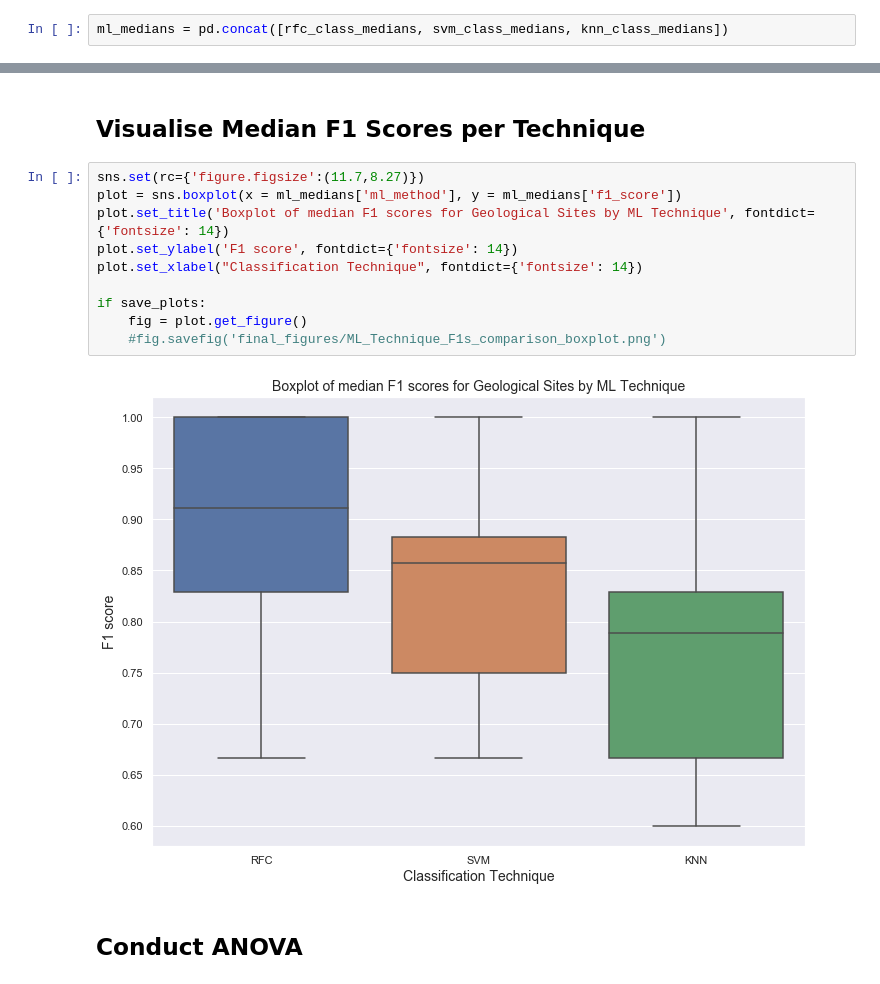
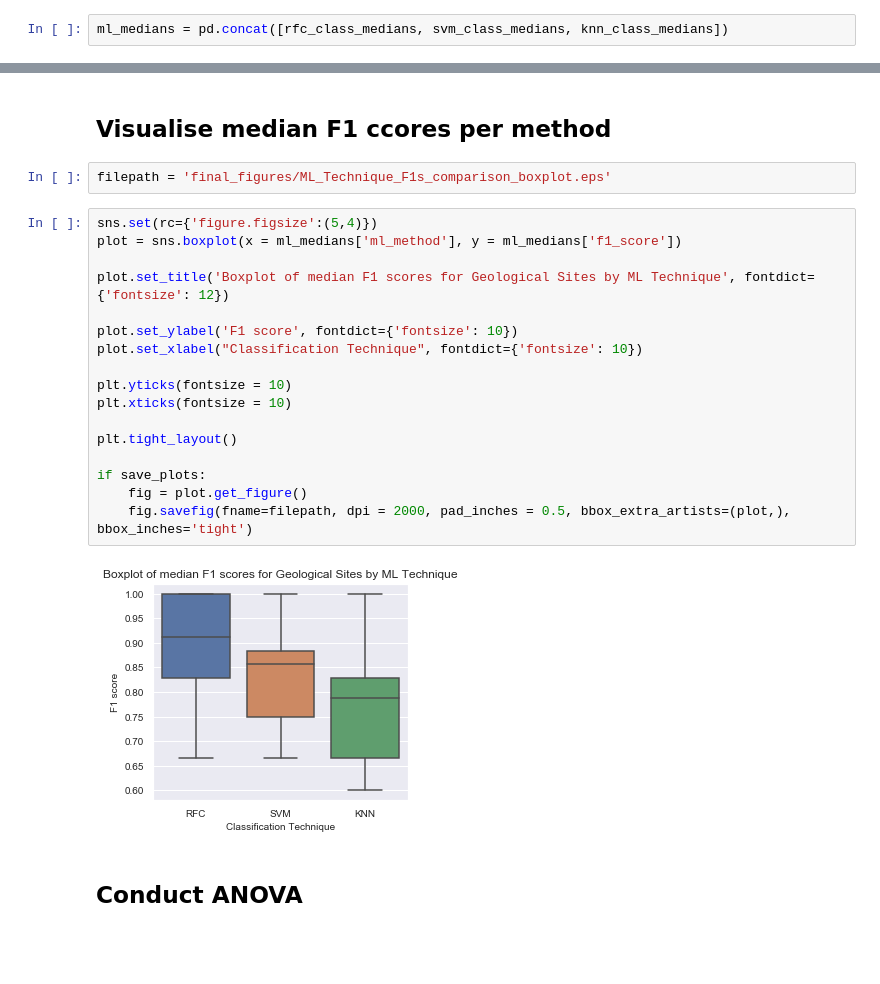
Before and after one commit to Spelaeo123/Machine_Learning, a Jupyter notebook: paper_1_notebooks/9 anova.ipynb, the cells around one changed output, grey strips where cells are left out. Cells and saved outputs as stored; diff of their text form; blank space fills up the shorter version.

```diff
--- a/paper_1_notebooks/9 anova.ipynb
+++ b/paper_1_notebooks/9 anova.ipynb
@@ -67,17 +63,26 @@ dtype: int64
 # %% [markdown]
-## Visualise Median F1 Scores per Technique
+## Visualise median F1 ccores per method
+# %%
+filepath = 'final_figures/ML_Technique_F1s_comparison_boxplot.eps'
 # %%
-sns.set(rc={'figure.figsize':(11.7,8.27)})
+sns.set(rc={'figure.figsize':(5,4)})
 plot = sns.boxplot(x = ml_medians['ml_method'], y = ml_medians['f1_score'])
-plot.set_title('Boxplot of median F1 scores for Geological Sites by ML Technique', fontdict={'fontsize': 14})
-plot.set_ylabel('F1 score', fontdict={'fontsize': 14})
-plot.set_xlabel("Classification Technique", fontdict={'fontsize': 14})
+
+plot.set_title('Boxplot of median F1 scores for Geological Sites by ML Technique', fontdict={'fontsize': 12})
+
+plot.set_ylabel('F1 score', fontdict={'fontsize': 10})
+plot.set_xlabel("Classification Technique", fontdict={'fontsize': 10})
+
+plt.yticks(fontsize = 10)
+plt.xticks(fontsize = 10)
+
+plt.tight_layout()
 
 if save_plots:
     fig = plot.get_figure()
-    #fig.savefig('final_figures/ML_Technique_F1s_comparison_boxplot.png')
+    fig.savefig(fname=filepath, dpi = 2000, pad_inches = 0.5, bbox_extra_artists=(plot,), bbox_inches='tight')
 # %% [output]
-[figure, old version]
+[figure, new version]
 # %% [markdown]
 ## Conduct ANOVA
 # %%
```
Also changed, not shown: parts of 23 cells of this notebook, 9 other files.
